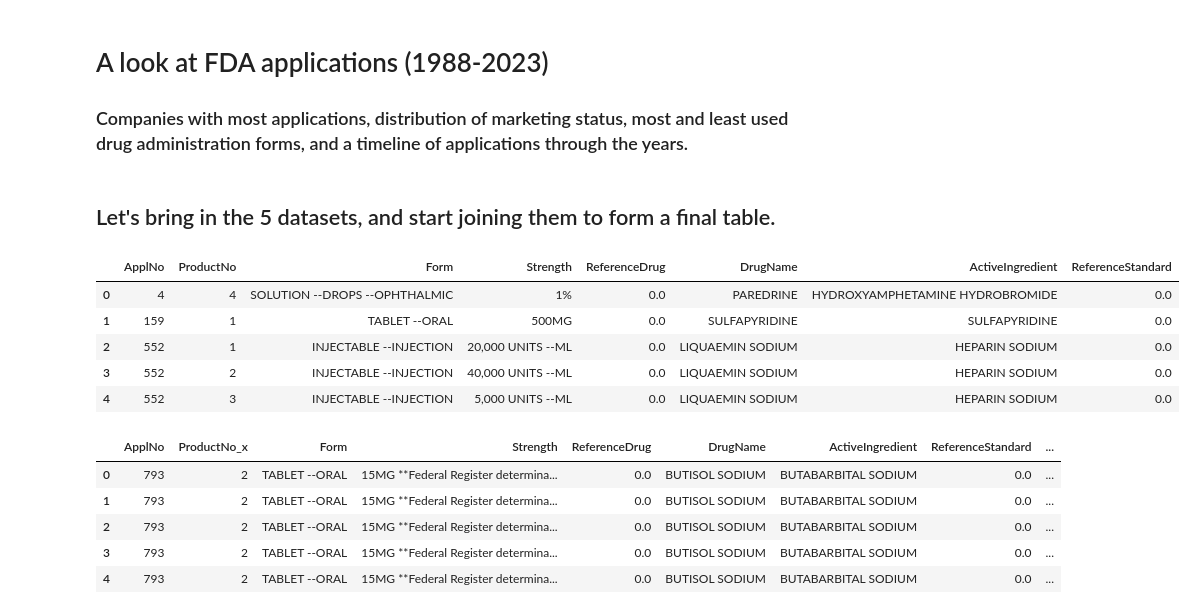
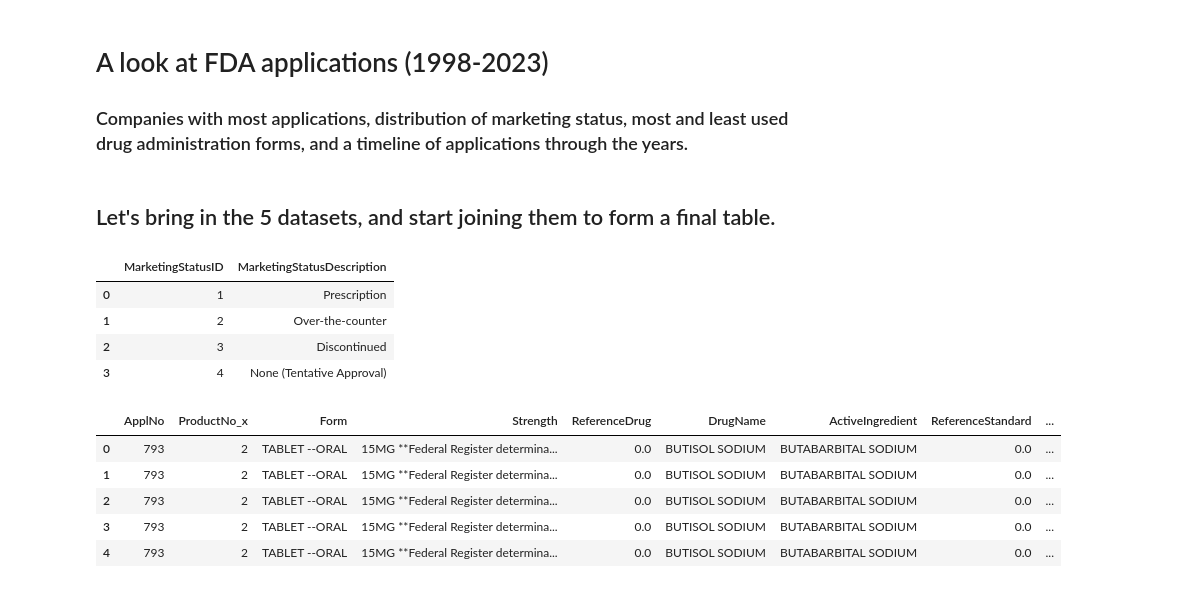
Before and after one commit to kilinandrea/FDA_Applications_1998-2023, a Jupyter notebook: FDA_applications_1998_2023.ipynb, the cells around one changed output. Saved outputs shown, nothing was run; the diff lists cells and outputs as text; code cells hidden in the pictures.

```diff
--- a/FDA_applications_1998_2023.ipynb
+++ b/FDA_applications_1998_2023.ipynb
@@ -3,5 +3,5 @@
 # %% [markdown]
-# A look at FDA applications (1988-2023)
+# A look at FDA applications (1998-2023)
 ### Companies with most applications, distribution of marketing status, most and least used drug administration forms, and a timeline of applications through the years.
 # %%
 import pandas as pd
@@ -26,18 +25,17 @@ products_source = 'https://raw.githubusercontent.com/kilinandrea/FDA_Application
 df_products = pd.read_csv(products_source, delimiter='\t', encoding='utf-16') # Specify encoding here
 # %%
 #check if the data has been pulled in properly
-#df_marketing_lookup.head()
+df_marketing_lookup.head()
 #df_marketing_status.head()
 #df_applications.head()
 #df_application_docs.head()
-df_products.head()
+#df_products.head()
 # %% [output]
-|  | ApplNo | ProductNo | Form | Strength | ReferenceDrug | DrugName | ActiveIngredient | ReferenceStandard |
-| 0 | 4 | 4 | SOLUTION --DROPS --OPHTHALMIC | 1% | 0.0 | PAREDRINE | HYDROXYAMPHETAMINE HYDROBROMIDE | 0.0 |
-| 1 | 159 | 1 | TABLET --ORAL | 500MG | 0.0 | SULFAPYRIDINE | SULFAPYRIDINE | 0.0 |
-| 2 | 552 | 1 | INJECTABLE --INJECTION | 20,000 UNITS --ML | 0.0 | LIQUAEMIN SODIUM | HEPARIN SODIUM | 0.0 |
-| 3 | 552 | 2 | INJECTABLE --INJECTION | 40,000 UNITS --ML | 0.0 | LIQUAEMIN SODIUM | HEPARIN SODIUM | 0.0 |
-| 4 | 552 | 3 | INJECTABLE --INJECTION | 5,000 UNITS --ML | 0.0 | LIQUAEMIN SODIUM | HEPARIN SODIUM | 0.0 |
+|  | MarketingStatusID | MarketingStatusDescription |
+| 0 | 1 | Prescription |
+| 1 | 2 | Over-the-counter |
+| 2 | 3 | Discontinued |
+| 3 | 4 | None (Tentative Approval) |
 # %%
 # merge datasets based on their primary key
 merged_df = pd.merge(df_products, df_marketing_status, on='ApplNo', how = 'inner')
```
Also changed, not shown: parts of 8 cells of this notebook.
